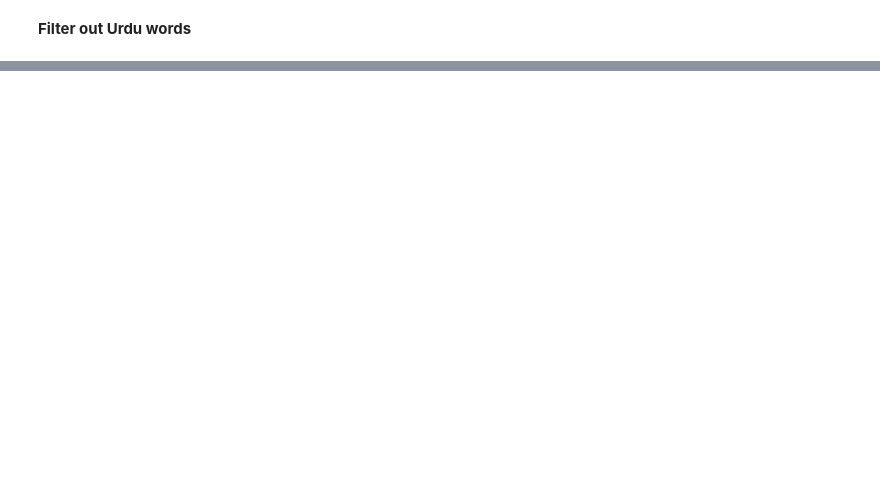
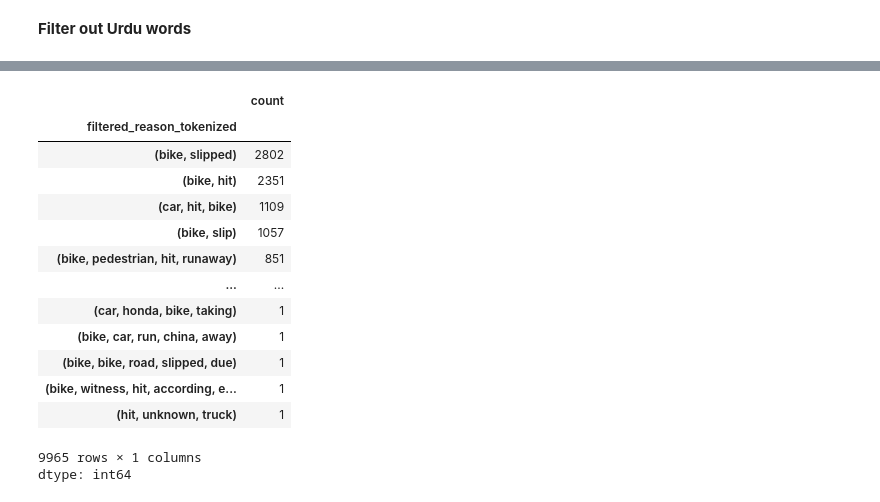
Before and after one commit to Sibgat-Ul/Road_Accidents_Pakistan_Prediction, a Jupyter notebook: toonsquad_445_7_assignment_2_imroz.ipynb, the cells around one changed output, grey strips where cells are left out. Cells and saved outputs as stored; diff of their text form; code cells hidden in the pictures; blank space fills up the shorter version.

```diff
--- a/toonsquad_445_7_assignment_2_imroz.ipynb
+++ b/toonsquad_445_7_assignment_2_imroz.ipynb
@@ -914,0 +732,20 @@ rta_dataset
+# %%
+rta_dataset['filtered_reason_tokenized'] = rta_dataset['filtered_reason_tokenized'].apply(tuple)
+unique_tokens=rta_dataset['filtered_reason_tokenized'].value_counts()
+unique_tokens
+# %% [output]
+|  | count |
+| filtered_reason_tokenized |  |
+| (bike, slipped) | 2802 |
+| (bike, hit) | 2351 |
+| (car, hit, bike) | 1109 |
+| (bike, slip) | 1057 |
+| (bike, pedestrian, hit, runaway) | 851 |
+| ... | ... |
+| (car, honda, bike, taking) | 1 |
+| (bike, car, run, china, away) | 1 |
+| (bike, bike, road, slipped, due) | 1 |
+| (bike, witness, hit, according, e... | 1 |
+| (hit, unknown, truck) | 1 |
+9965 rows × 1 columns
+dtype: int64
```
Also changed, not shown: parts of 16 cells of this notebook.
